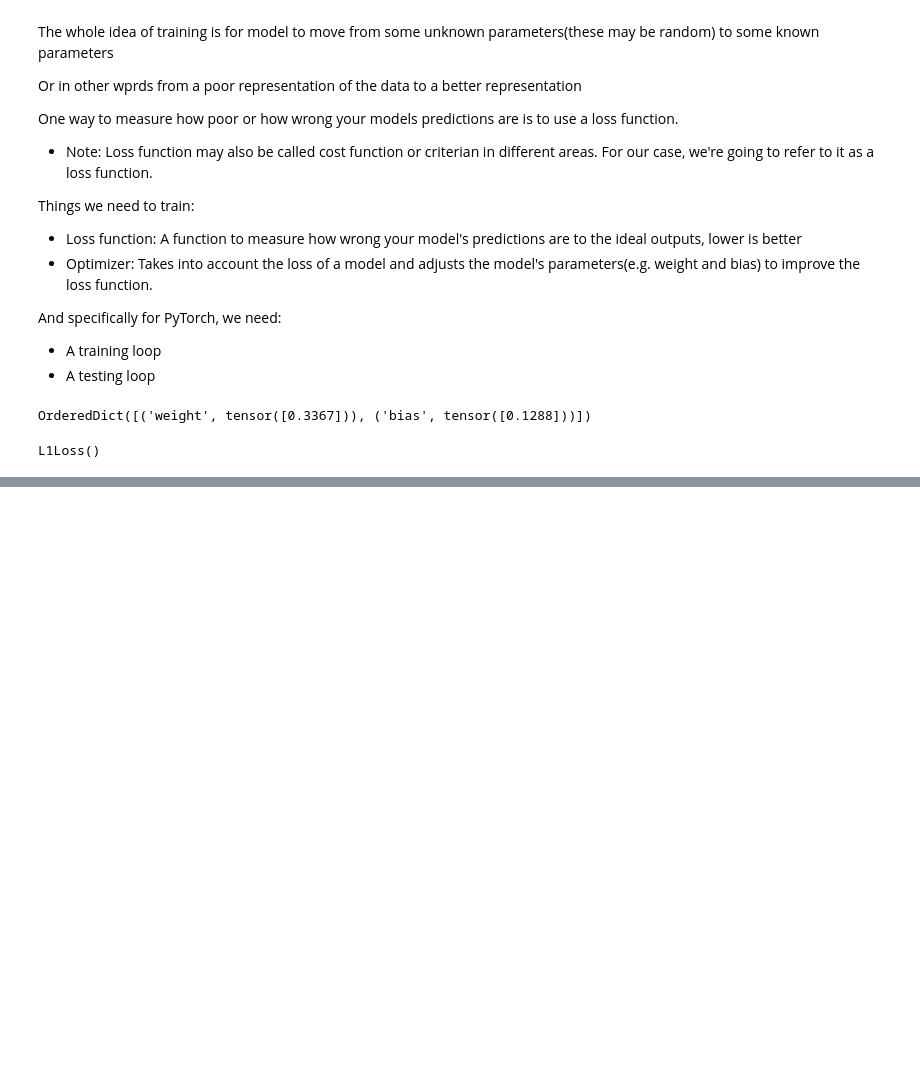
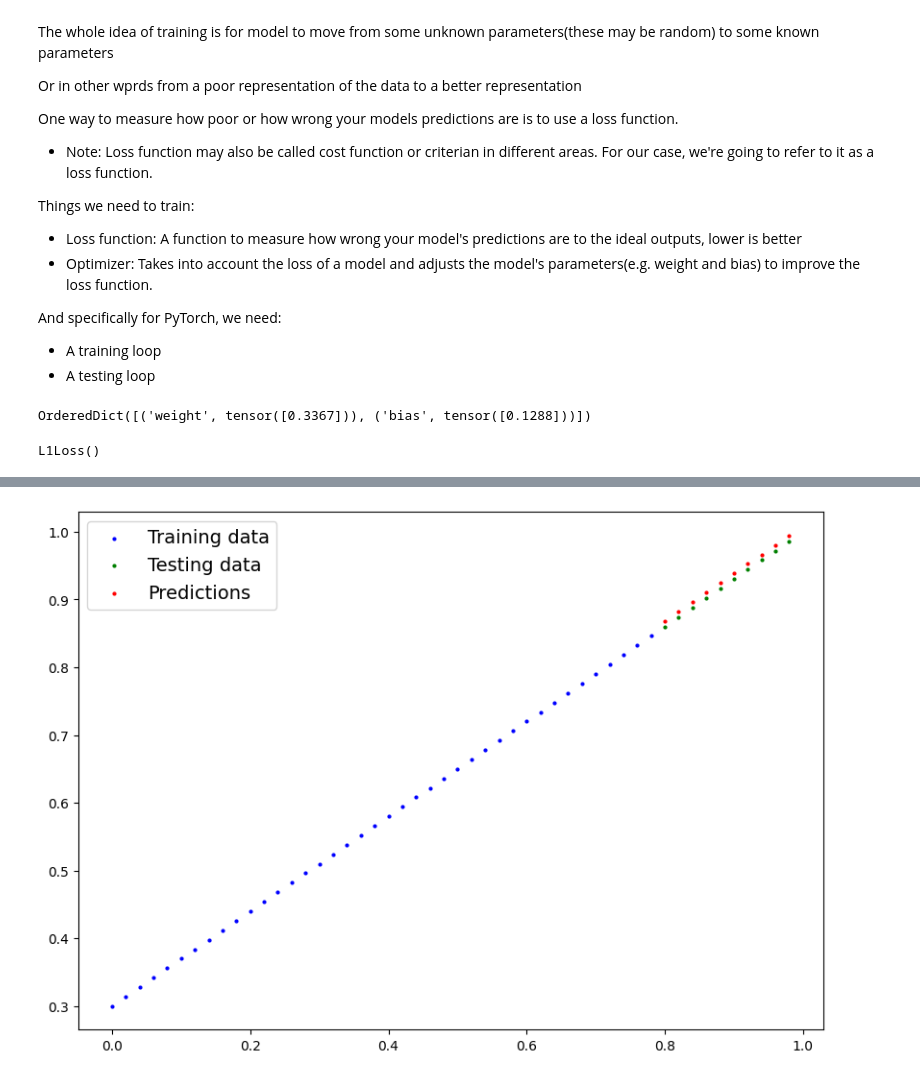
Before and after one commit to budhathokidinesh/PyTorch, a Jupyter notebook: 01_Pytorch_Workflow.ipynb, the cells around one changed output, grey strips where cells are left out. Cells and saved outputs as stored; diff of their text form; code cells hidden in the pictures; blank space fills up the shorter version.

```diff
--- a/01_Pytorch_Workflow.ipynb
+++ b/01_Pytorch_Workflow.ipynb
@@ -243,0 +360,4 @@ L1Loss()
+# %%
+plot_predictions(predictins=Y_preds_new)
+# %% [output]
+[figure, added]
```
Also changed, not shown: parts of 46 cells of this notebook.
